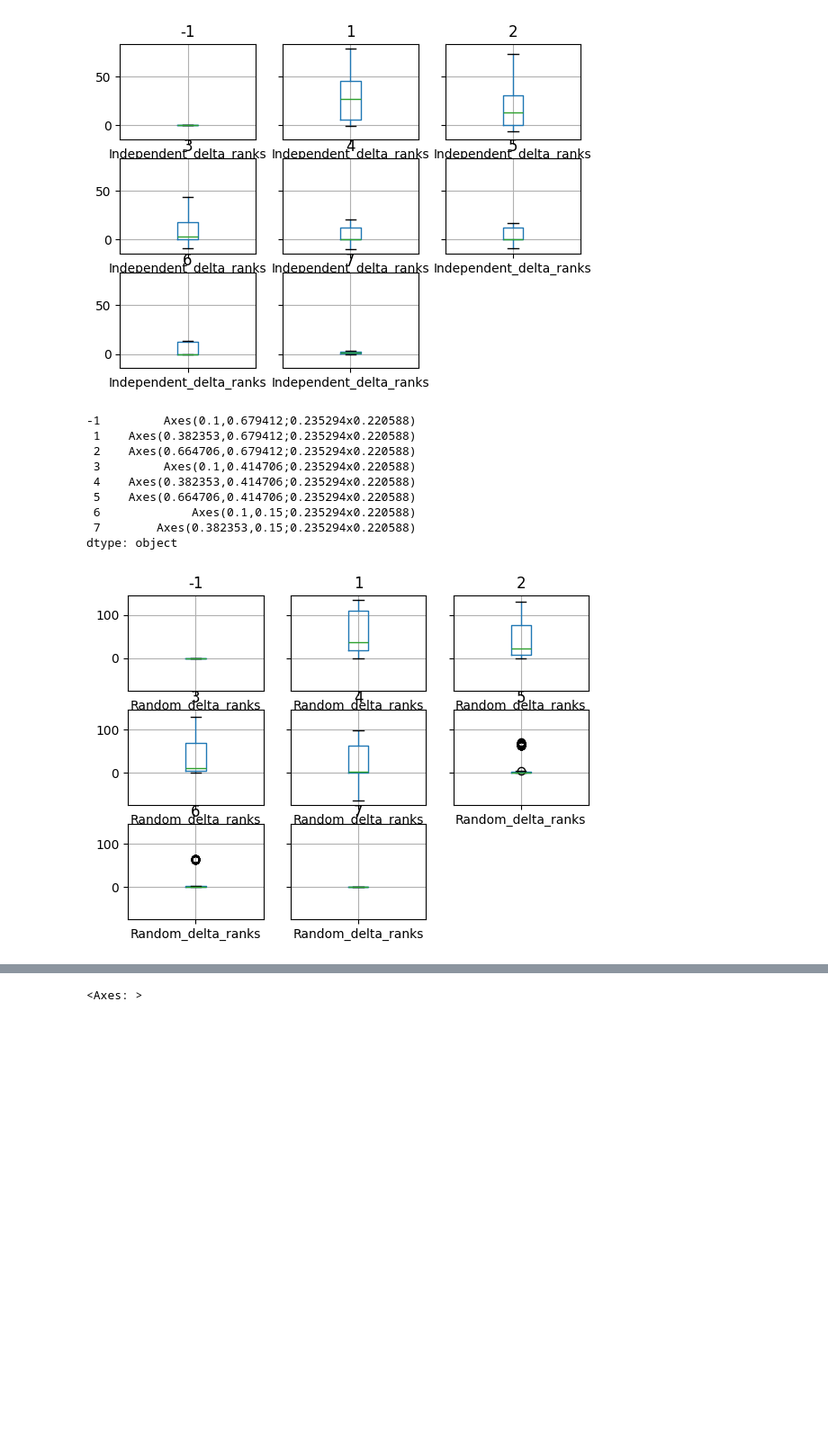
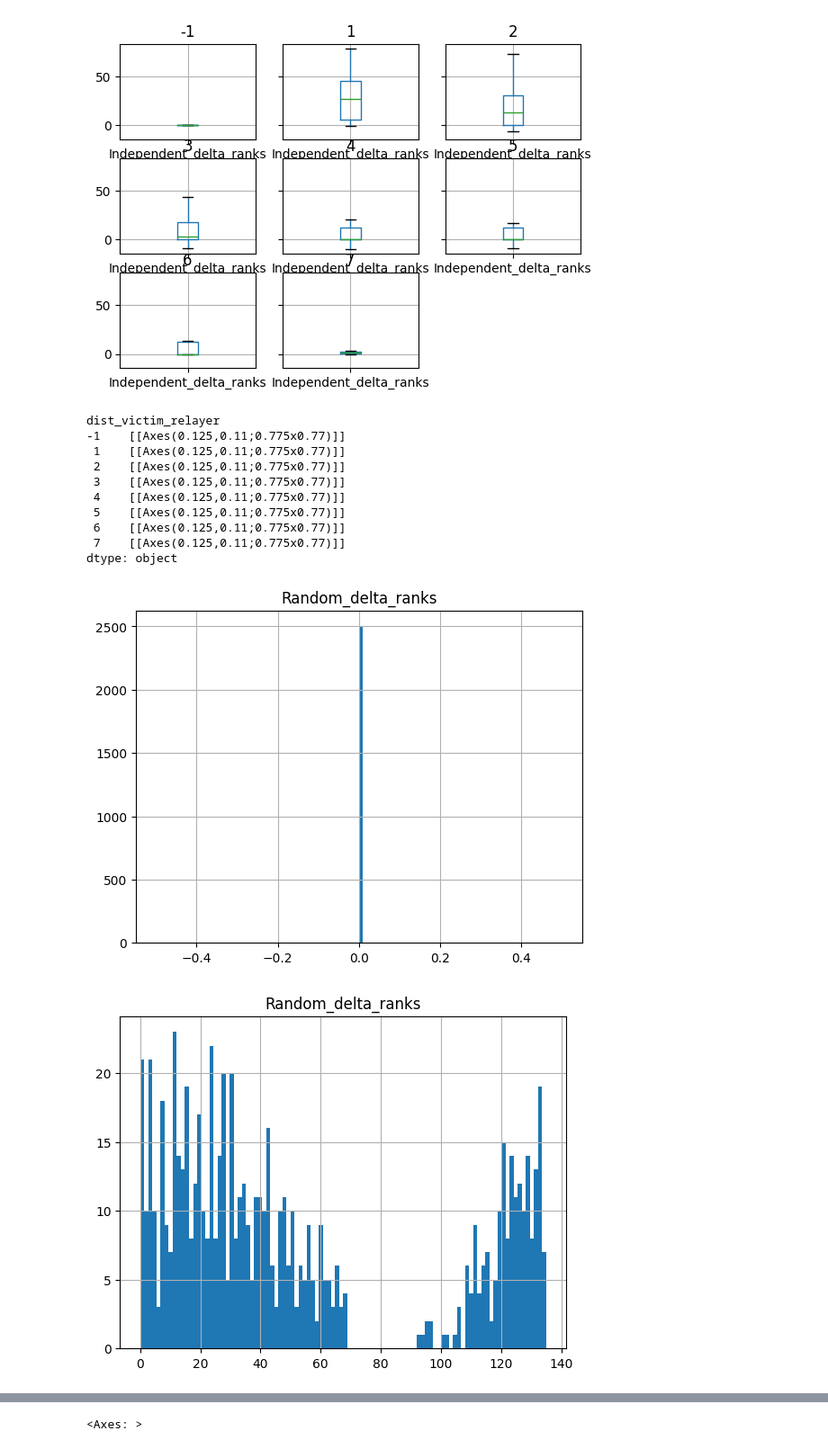
Before and after one commit to Poutchy/temp, a Jupyter notebook: EBA_graph.ipynb, the cells around one changed output, grey strips where cells are left out. Shown at 90% size. Saved outputs shown, nothing was run; the diff lists cells and outputs as text; code cells hidden in the pictures; blank space fills up the shorter version.

```diff
--- a/EBA_graph.ipynb
+++ b/EBA_graph.ipynb
@@ -831,15 +831,17 @@ data.groupby('dist_victim_relayer').boxplot(column='Independent_delta_ranks')
 dtype: object
 [figure]
 # %%
-data.groupby('dist_victim_relayer').boxplot(column='Random_delta_ranks')
+data.groupby('dist_victim_relayer').hist(column='Random_delta_ranks', bins=100)
 # %% [output]
--1         Axes(0.1,0.679412;0.235294x0.220588)
- 1    Axes(0.382353,0.679412;0.235294x0.220588)
- 2    Axes(0.664706,0.679412;0.235294x0.220588)
- 3         Axes(0.1,0.414706;0.235294x0.220588)
- 4    Axes(0.382353,0.414706;0.235294x0.220588)
- 5    Axes(0.664706,0.414706;0.235294x0.220588)
- 6             Axes(0.1,0.15;0.235294x0.220588)
- 7        Axes(0.382353,0.15;0.235294x0.220588)
+dist_victim_relayer
+-1    [[Axes(0.125,0.11;0.775x0.77)]]
+ 1    [[Axes(0.125,0.11;0.775x0.77)]]
+ 2    [[Axes(0.125,0.11;0.775x0.77)]]
+ 3    [[Axes(0.125,0.11;0.775x0.77)]]
+ 4    [[Axes(0.125,0.11;0.775x0.77)]]
+ 5    [[Axes(0.125,0.11;0.775x0.77)]]
+ 6    [[Axes(0.125,0.11;0.775x0.77)]]
+ 7    [[Axes(0.125,0.11;0.775x0.77)]]
 dtype: object
-[figure, old version]
+[figure, new version]
+[figure, added]
```
Also changed, not shown: parts of 10 cells of this notebook.
